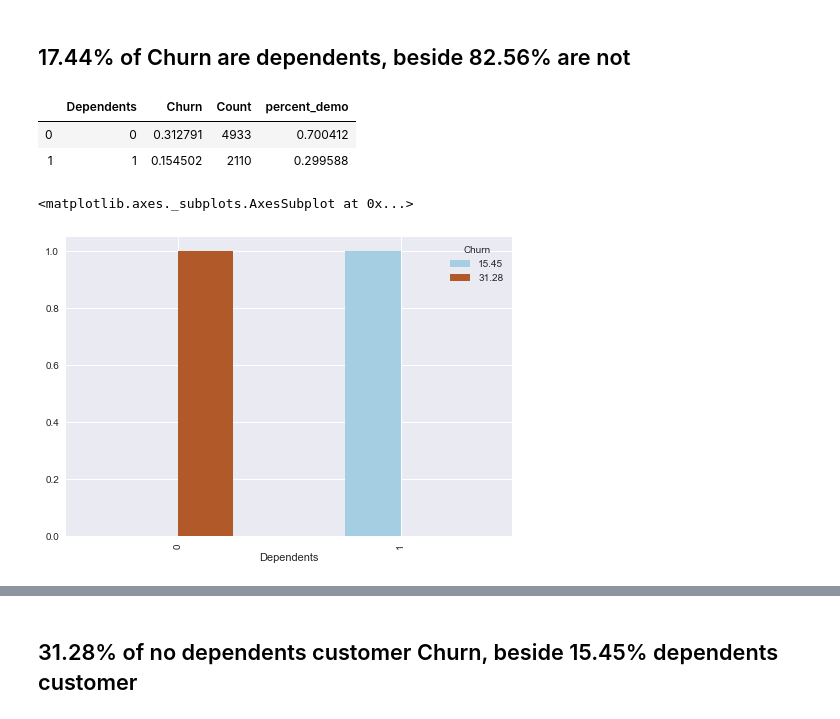
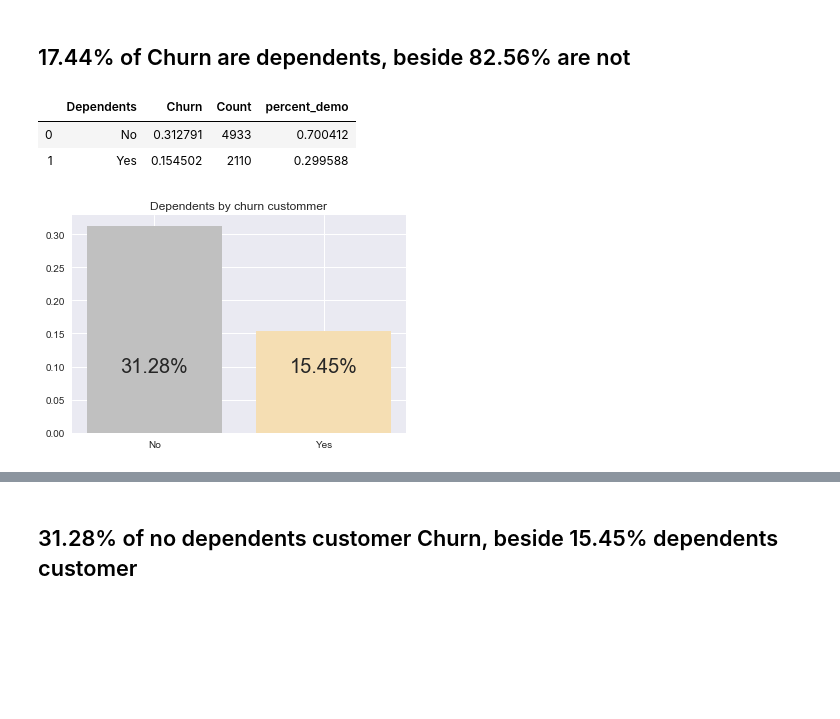
Before and after one commit to B1o0b1/Customer-Churn-Analysis, a Jupyter notebook: Analysis_customer_churn.ipynb, the cells around one changed output, grey strips where cells are left out. Saved outputs shown, nothing was run; the diff lists cells and outputs as text; code cells hidden in the pictures; blank space fills up the shorter version.

```diff
--- a/Analysis_customer_churn.ipynb
+++ b/Analysis_customer_churn.ipynb
@@ -112,0 +110,9 @@ sns.countplot(x = 'Churn' , hue = 'Churn', data = data_copy)
+# %%
+# Data to plot
+sizes = data_copy['Churn'].value_counts(sort = True)
+colors = ["grey","orange"]
+rcParams['figure.figsize'] = 5,5
+# Plot
+plt.pie(sizes, labels = ['No','Yes'], colors=colors, autopct='%1.1f%%', shadow=True, startangle=270,)
+plt.title('Percentage of Churn in Dataset')
+plt.show()
@@ -312,0 +311,7 @@ churn_demo
+# %%
+churn_demo = pd.DataFrame(data_copy.groupby('SeniorCitizen')[['Churn']].mean())
+churn_demo.reset_index(level=0, inplace=True)
+display(churn_demo)
+churn_demo.plot.bar(y ='Churn', rot = 0, colormap = 'Paired')
+for i in range(len(churn_demo['Churn'])):
+       plt.text(i, 0.1, str(round(churn_demo['Churn'].values[i]*100,2))+"%", fontsize = 20, horizontalalignment='center', verticalalignment='center')
@@ -355,0 +345,10 @@ churn_demo
+# %%
+churn_demo = pd.DataFrame(data_copy.groupby('gender')[['Churn']].mean())
+churn_demo.reset_index(level=0, inplace=True)
+display(churn_demo)
+churn_demo.set_index('gender', inplace =True)
+ax1 = plt.figure(figsize=(6,4))
+plt.bar(churn_demo.index, churn_demo['Churn'], color = ['green','orange'])
+plt.title('gender by churn custommer',size=12)
+for i in range(len(churn_demo['Churn'])):
+        plt.text(i, 0.1, str(round(churn_demo['Churn'].values[i]*100,2))+"%", fontsize = 20,horizontalalignment='center', verticalalignment='center')
@@ -402,0 +382,10 @@ pd.crosstab(churn_demo.Partner, round(churn_demo.Churn*100,2)).plot( kind = 'bar
+# %%
+churn_demo = pd.DataFrame(data_copy.groupby('Partner')[['Churn']].mean())
+churn_demo.reset_index(level=0, inplace=True)
+display(churn_demo)
+churn_demo.set_index('Partner', inplace =True)
+ax1 = plt.figure(figsize=(6,4))
+plt.bar(churn_demo.index, churn_demo['Churn'], color = ['grey','maroon'])
+plt.title('Partner by churn custommer',size=12)
+for i in range(len(churn_demo['Churn'])):
+        plt.text(i, 0.1, str(round(churn_demo['Churn'].values[i]*100,2))+"%", fontsize = 20,horizontalalignment='center', verticalalignment='center')
@@ -430,15 +419,17 @@ pd.crosstab(data_churn_Yes.Dependents,data_churn_Yes.Churn, normalize = True, ma
 # %%
 churn_demo = pd.DataFrame(data_copy.groupby('Dependents')[['Churn']].mean())
 churn_demo["Count"]= data_copy.Dependents.value_counts(dropna=False)
 churn_demo['percent_demo'] = churn_demo["Count"]/sum(churn_demo['Count'])
 churn_demo.reset_index(level=0, inplace=True)
-churn_demo
+display(churn_demo)
+churn_demo.set_index('Dependents', inplace =True)
+ax1 = plt.figure(figsize=(6,4))
+plt.bar(churn_demo.index, churn_demo['Churn'], color = ['silver','wheat'])
+plt.title('Dependents by churn custommer',size=12)
+for i in range(len(churn_demo['Churn'])):
+        plt.text(i, 0.1, str(round(churn_demo['Churn'].values[i]*100,2))+"%", fontsize = 20,horizontalalignment='center', verticalalignment='center')
 # %% [output]
 |  | Dependents | Churn | Count | percent_demo |
-| 0 | 0 | 0.312791 | 4933 | 0.700412 |
-| 1 | 1 | 0.154502 | 2110 | 0.299588 |
+| 0 | No | 0.312791 | 4933 | 0.700412 |
+| 1 | Yes | 0.154502 | 2110 | 0.299588 |
+[figure, added]
-# %%
-pd.crosstab(churn_demo.Dependents, round(churn_demo.Churn*100,2)).plot( kind = 'bar', colormap= 'Paired' )
-# %% [output]
-<matplotlib.axes._subplots.AxesSubplot at 0x...>
-[figure, removed]
```
Also changed, not shown: parts of 61 cells of this notebook, 3 other files.
